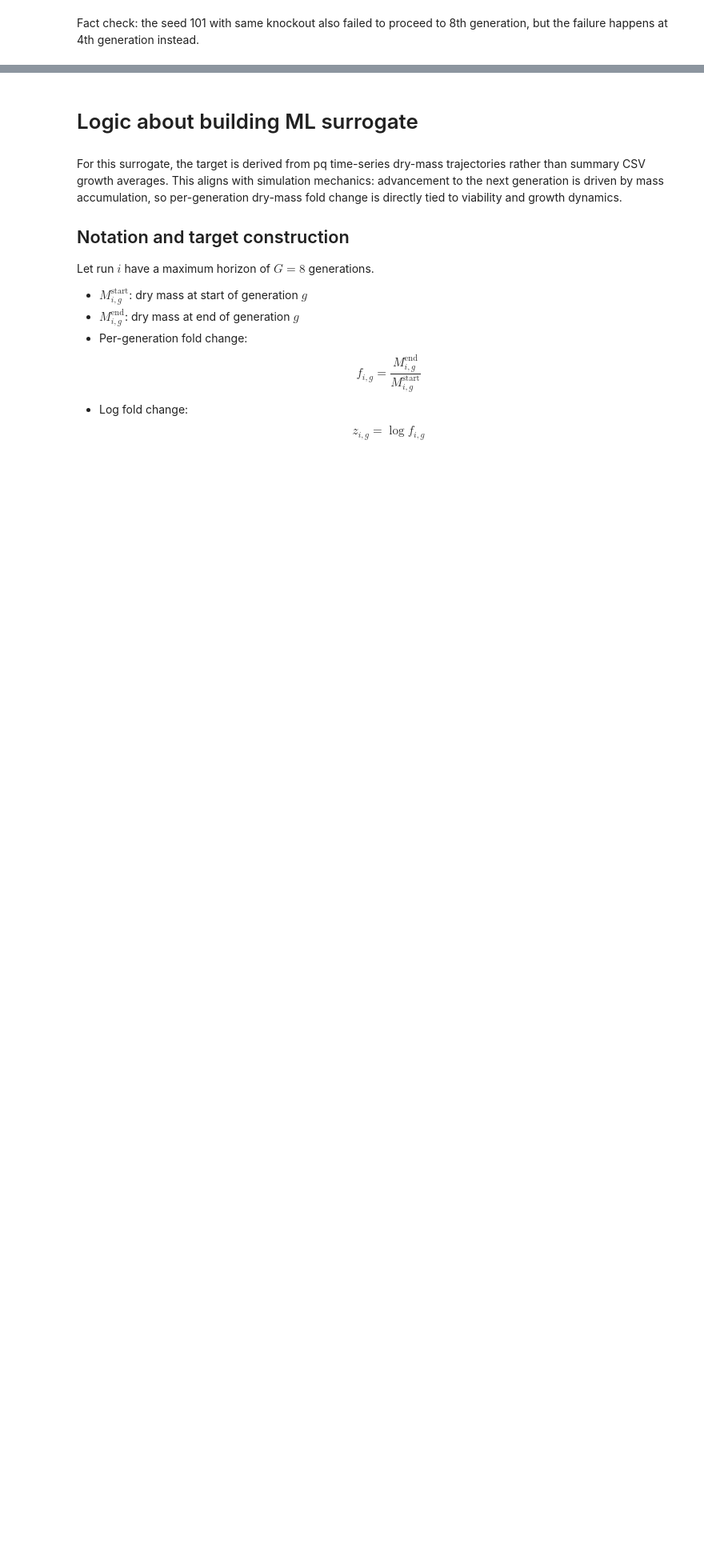
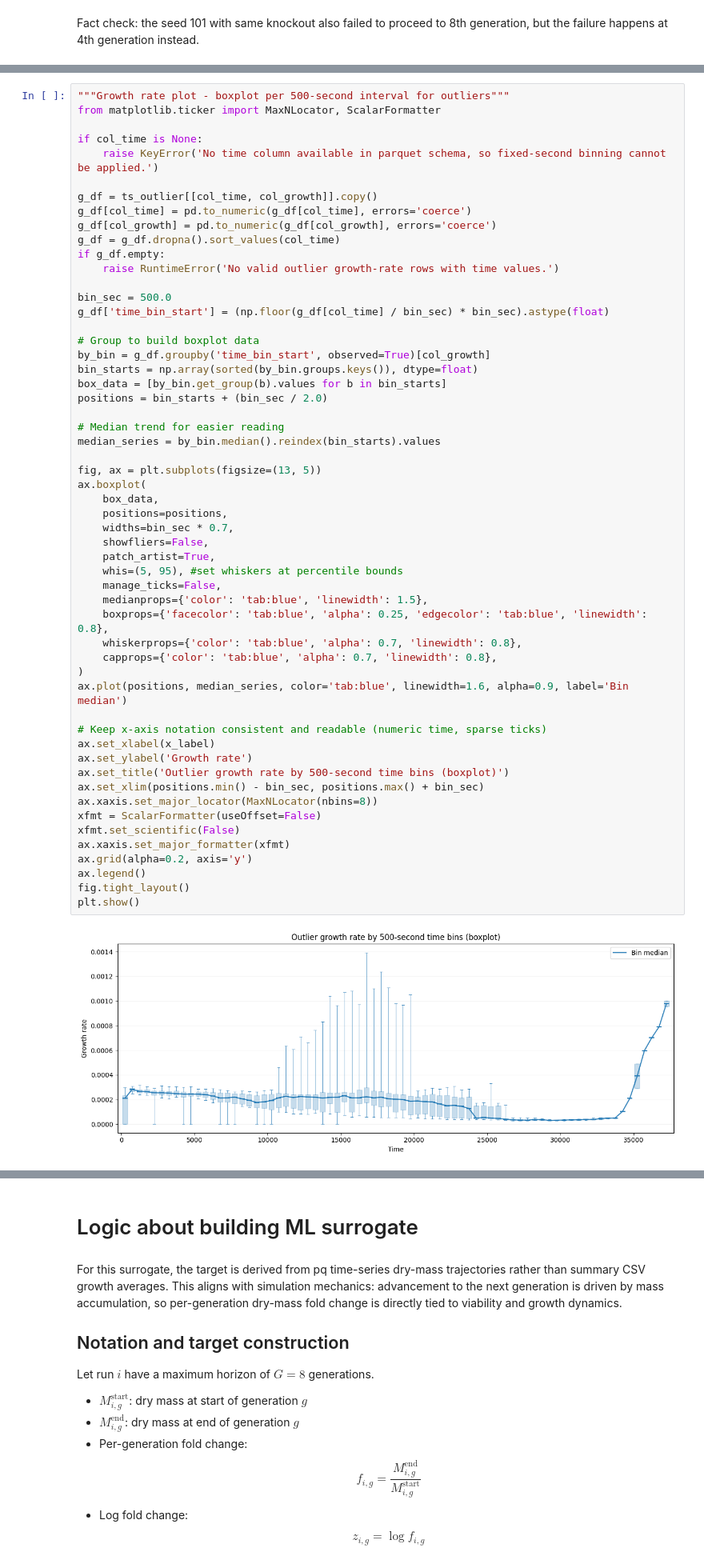
Before and after one commit to katha815/vEcoli-Local, a Jupyter notebook: surrogate/baseline_growth_rate.ipynb, the cells around one changed output, grey strips where cells are left out. Shown at 80% size. Cells and saved outputs as stored; diff of their text form; blank space fills up the shorter version.

```diff
--- a/surrogate/baseline_growth_rate.ipynb
+++ b/surrogate/baseline_growth_rate.ipynb
@@ -4597,0 +4742,57 @@ Fact check: the seed 101 with same knockout also failed to proceed to 8th genera
+# %%
+"""Growth rate plot - boxplot per 500-second interval for outliers"""
+from matplotlib.ticker import MaxNLocator, ScalarFormatter
+
+if col_time is None:
+    raise KeyError('No time column available in parquet schema, so fixed-second binning cannot be applied.')
+
+g_df = ts_outlier[[col_time, col_growth]].copy()
+g_df[col_time] = pd.to_numeric(g_df[col_time], errors='coerce')
+g_df[col_growth] = pd.to_numeric(g_df[col_growth], errors='coerce')
+g_df = g_df.dropna().sort_values(col_time)
+if g_df.empty:
+    raise RuntimeError('No valid outlier growth-rate rows with time values.')
+
+bin_sec = 500.0
+g_df['time_bin_start'] = (np.floor(g_df[col_time] / bin_sec) * bin_sec).astype(float)
+
+# Group to build boxplot data
+by_bin = g_df.groupby('time_bin_start', observed=True)[col_growth]
+bin_starts = np.array(sorted(by_bin.groups.keys()), dtype=float)
+box_data = [by_bin.get_group(b).values for b in bin_starts]
+positions = bin_starts + (bin_sec / 2.0)
+
+# Median trend for easier reading
+median_series = by_bin.median().reindex(bin_starts).values
+
+fig, ax = plt.subplots(figsize=(13, 5))
+ax.boxplot(
+    box_data,
+    positions=positions,
+    widths=bin_sec * 0.7,
+    showfliers=False,
+    patch_artist=True,
+    whis=(5, 95), #set whiskers at percentile bounds
+    manage_ticks=False,
+    medianprops={'color': 'tab:blue', 'linewidth': 1.5},
+    boxprops={'facecolor': 'tab:blue', 'alpha': 0.25, 'edgecolor': 'tab:blue', 'linewidth': 0.8},
+    whiskerprops={'color': 'tab:blue', 'alpha': 0.7, 'linewidth': 0.8},
+    capprops={'color': 'tab:blue', 'alpha': 0.7, 'linewidth': 0.8},
+)
+ax.plot(positions, median_series, color='tab:blue', linewidth=1.6, alpha=0.9, label='Bin median')
+
+# Keep x-axis notation consistent and readable (numeric time, sparse ticks)
+ax.set_xlabel(x_label)
+ax.set_ylabel('Growth rate')
+ax.set_title('Outlier growth rate by 500-second time bins (boxplot)')
+ax.set_xlim(positions.min() - bin_sec, positions.max() + bin_sec)
+ax.xaxis.set_major_locator(MaxNLocator(nbins=8))
+xfmt = ScalarFormatter(useOffset=False)
+xfmt.set_scientific(False)
+ax.xaxis.set_major_formatter(xfmt)
+ax.grid(alpha=0.2, axis='y')
+ax.legend()
+fig.tight_layout()
+plt.show()
+# %% [output]
+[figure, added]
```
Also changed, not shown: parts of 26 cells of this notebook, 13 other files.
